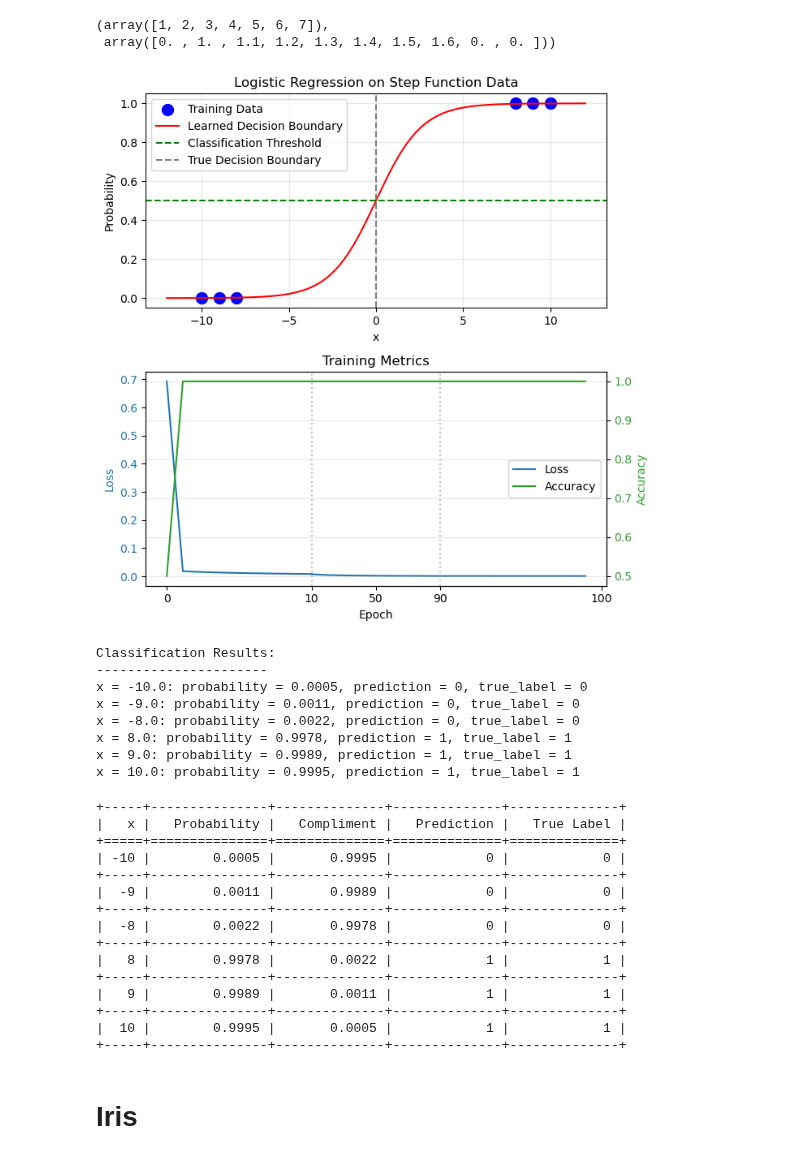
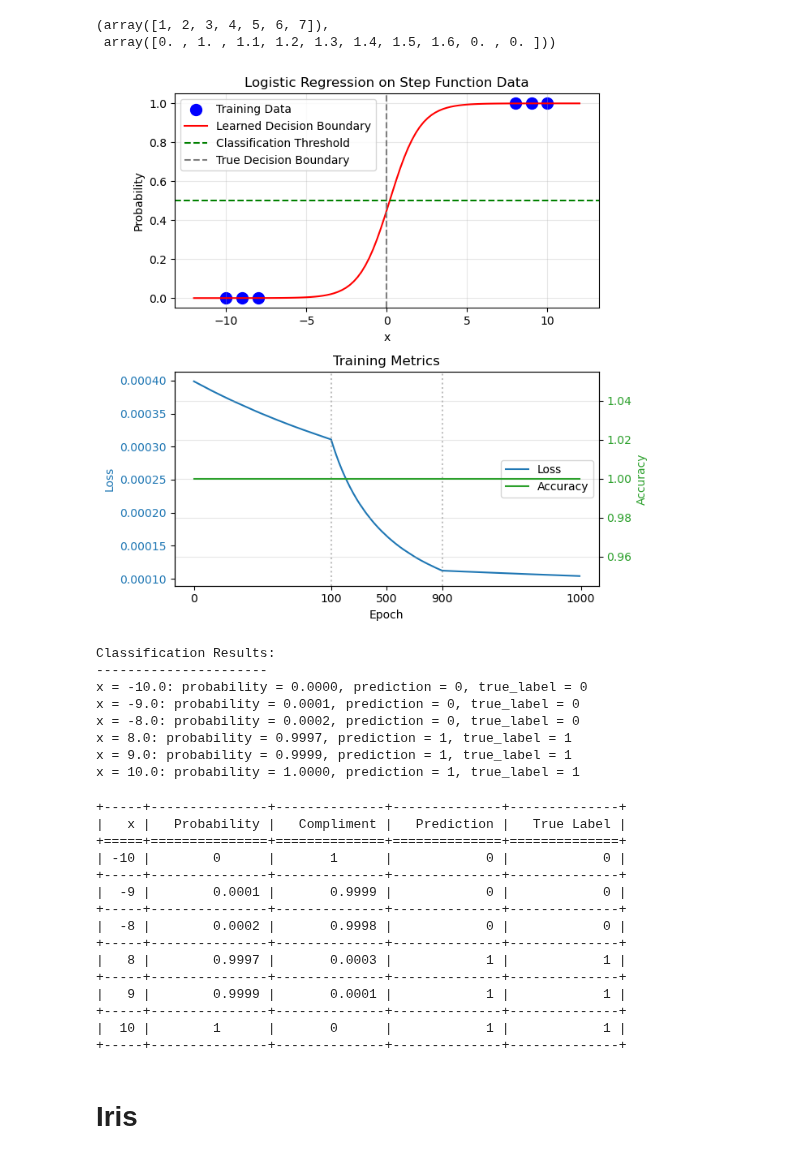
Before and after one commit to seafoodfry/ml-workspace, a Jupyter notebook: gpu-sandbox/llm-book/pytorch-101.ipynb, the cells around one changed output. Cells and saved outputs as stored; diff of their text form; code cells hidden in the pictures.

```diff
--- a/gpu-sandbox/llm-book/pytorch-101.ipynb
+++ b/gpu-sandbox/llm-book/pytorch-101.ipynb
@@ -126,7 +126,7 @@ y = torch.tensor([1.0])
 # Input feature.
 x1 = torch.tensor([1.1])
 w1 = torch.tensor([2.2])
-b = torch.tensor([0.0])
+b = torch.tensor([0.1])
 
 z = x1 * w1 + b
 
@@ -155,15 +155,15 @@ plt.show()
 [figure]
 # %%
 # Model parameters
-w = torch.tensor([[0.0]], requires_grad=True)
-b = torch.tensor([[0.0]], requires_grad=True)
+w = torch.tensor([[0.9]], requires_grad=True)
+b = torch.tensor([[-0.2]], requires_grad=True)
 
 def net_input(x, w, b):
     return x @ w.T + b
 
 # Hyperparameters.
 learning_rate = 0.1
-num_epochs = 100
+num_epochs = 1_000
 
 # Training loop.
 losses = []
@@ -273,7 +281,7 @@ test_x_axis[mask_middle], test_result
 (array([1, 2, 3, 4, 5, 6, 7]),
  array([0. , 1. , 1.1, 1.2, 1.3, 1.4, 1.5, 1.6, 0. , 0. ]))
 # %%
-def custom_scale(x, early=10, late=90):
+def custom_scale(x, early=100, late=900):
     """Create a custom scale that compresses the middle section."""
     x = np.array(x)
 
@@ -341,37 +349,37 @@ ax1.set_xlabel('Epoch')
 ax1.set_ylabel('Loss', color=color_loss)
 ln1 = ax1.plot(epochs_scaled, losses, color=color_loss, label='Loss')
 ax1.tick_params(axis='y', labelcolor=color_loss)
 
 # Plot accuracy on secondary y-axis.
 color_acc = 'tab:green'
 ax2 = ax1.twinx()
 ax2.set_ylabel('Accuracy', color=color_acc)
 ln2 = ax2.plot(epochs_scaled, accuracies, color=color_acc, label='Accuracy')
 ax2.tick_params(axis='y', labelcolor=color_acc)
 
 # Set custom ticks to show actual epoch numbers.
-tick_locations = custom_scale([0, 10, 50, 90, 100])
+tick_locations = custom_scale([0, 100, 500, 900, 1000])
 ax1.set_xticks(tick_locations)
-ax1.set_xticklabels(['0', '10', '50', '90', '100'])
+ax1.set_xticklabels(['0', '100', '500', '900', '1000'])
 
 # Add markers to show scale change.
-for _x in [10, 90]:
+for _x in [100, 900]:
     scaled_x = custom_scale([_x])[0]
     ax1.axvline(x=scaled_x, color='gray', linestyle=':', alpha=0.5)
 
 # Add legend.
 lns = ln1 + ln2
 labs = [l.get_label() for l in lns]
 ax1.legend(lns, labs, loc='center right')
 
 plt.title('Training Metrics')
 plt.grid(True, alpha=0.3)
 
 # Adjust layout
 plt.tight_layout()
 plt.show()
 # %% [output]
-[figure, old version]
+[figure, new version]
 # %%
 # Print classification results
 with torch.no_grad():
@@ -386,12 +394,12 @@ for i in range(len(x)):
 # %% [output]
 Classification Results:
 ----------------------
-x = -10.0: probability = 0.0005, prediction = 0, true_label = 0
-x = -9.0: probability = 0.0011, prediction = 0, true_label = 0
-x = -8.0: probability = 0.0022, prediction = 0, true_label = 0
-x = 8.0: probability = 0.9978, prediction = 1, true_label = 1
-x = 9.0: probability = 0.9989, prediction = 1, true_label = 1
-x = 10.0: probability = 0.9995, prediction = 1, true_label = 1
+x = -10.0: probability = 0.0000, prediction = 0, true_label = 0
+x = -9.0: probability = 0.0001, prediction = 0, true_label = 0
+x = -8.0: probability = 0.0002, prediction = 0, true_label = 0
+x = 8.0: probability = 0.9997, prediction = 1, true_label = 1
+x = 9.0: probability = 0.9999, prediction = 1, true_label = 1
+x = 10.0: probability = 1.0000, prediction = 1, true_label = 1
 # %%
 from tabulate import tabulate
 # %%
@@ -410,17 +418,17 @@ print(tabulate(table_data, headers=headers, tablefmt='grid'))
 +-----+---------------+--------------+--------------+--------------+
 |   x |   Probability |   Compliment |   Prediction |   True Label |
 +=====+===============+==============+==============+==============+
-| -10 |        0.0005 |       0.9995 |            0 |            0 |
+| -10 |        0      |       1      |            0 |            0 |
 +-----+---------------+--------------+--------------+--------------+
-|  -9 |        0.0011 |       0.9989 |            0 |            0 |
+|  -9 |        0.0001 |       0.9999 |            0 |            0 |
 +-----+---------------+--------------+--------------+--------------+
-|  -8 |        0.0022 |       0.9978 |            0 |            0 |
+|  -8 |        0.0002 |       0.9998 |            0 |            0 |
 +-----+---------------+--------------+--------------+--------------+
-|   8 |        0.9978 |       0.0022 |            1 |            1 |
+|   8 |        0.9997 |       0.0003 |            1 |            1 |
 +-----+---------------+--------------+--------------+--------------+
-|   9 |        0.9989 |       0.0011 |            1 |            1 |
+|   9 |        0.9999 |       0.0001 |            1 |            1 |
 +-----+---------------+--------------+--------------+--------------+
-|  10 |        0.9995 |       0.0005 |            1 |            1 |
+|  10 |        1      |       0      |            1 |            1 |
 +-----+---------------+--------------+--------------+--------------+
 # %% [markdown]
 # Iris
```
Also changed, not shown: parts of 13 cells of this notebook.
